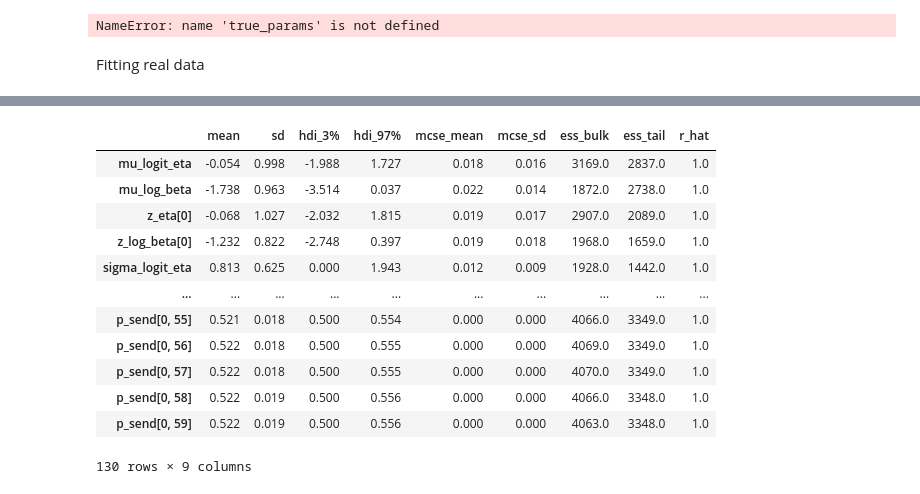
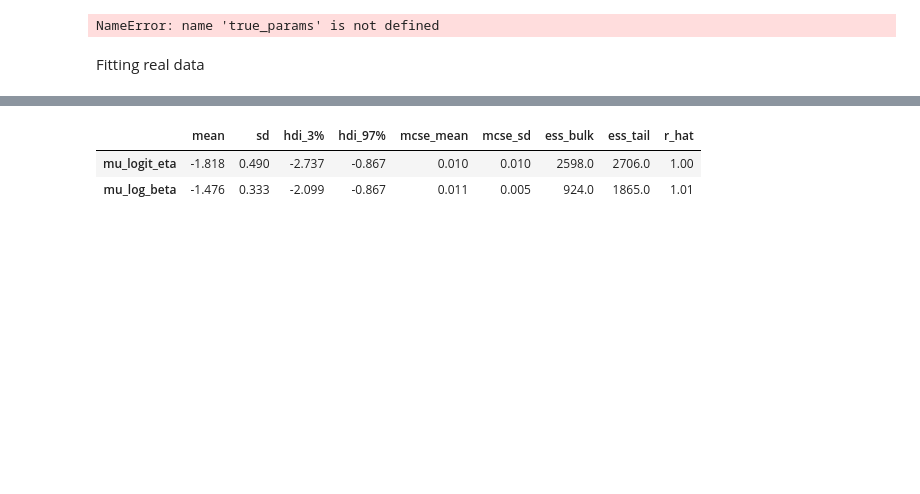
Before and after one commit to kaanka5312/sch_pe, a Jupyter notebook: external/Python/SoftmaxBayesian.ipynb, the cells around one changed output, grey strips where cells are left out. Drawn from its saved outputs; the diff is of its cells as text; code cells hidden in the pictures; blank space fills up the shorter version.

```diff
--- a/external/Python/SoftmaxBayesian.ipynb
+++ b/external/Python/SoftmaxBayesian.ipynb
@@ -841,18 +835,28 @@ Index: []
 # %%
-choices = (
+choices_hc = (
     df.loc[df["group"] == 0]
     .pivot(index="denekId", columns="sayac", values="yatirim")
     .sort_index(axis=0)
     .values
 ).astype(int)  # (S, T)
 
-print(choices.shape)
-
-trustee_shared = (
+trustee_shared_hc = (
     df.loc[df["group"] == 0]
     .pivot(index="denekId", columns="sayac", values="rakip")
     .sort_index(axis=0)
     .values
 ).astype(float)  # (S, T)
 
-print(trustee_shared)
+choices_sz = (
+    df.loc[df["group"] == 1]
+    .pivot(index="denekId", columns="sayac", values="yatirim")
+    .sort_index(axis=0)
+    .values
+).astype(int)  # (S, T)
+
+trustee_shared_sz = (
+    df.loc[df["group"] == 1]
+    .pivot(index="denekId", columns="sayac", values="rakip")
+    .sort_index(axis=0)
+    .values
+).astype(float)  # (S, T)
@@ -891,13 +863,15 @@ print(trustee_shared)
 # %%
 # === 3. Fit hierarchical model ===
-with build_hierarchical_belief_model(choices, trustee_shared, q0=0.5, value_scale=10.0) as hier_model:
-    trace = pm.sample(
+with build_hierarchical_belief_model(choices_sz, trustee_shared_sz, q0=0.5, value_scale=10.0) as hier_model_sz:
+    trace_sz = pm.sample(
         draws=1000,
         tune=2000,
         target_accept=0.99,
         max_treedepth=15,
         return_inferencedata=True,
         random_seed=42,
+        cores=4,
+        chains=4
     )
 # %% [output]
 Initializing NUTS using jitter+adapt_diag...
@@ -910,16 +885,8 @@ Sampling 4 chains for 2_000 tune and 1_000 draw iterations (8_000 + 4_000 draws
 # %%
-az.summary(trace)
+import arviz as az
+
+az.summary(trace_sz, var_names=["mu_logit_eta", "mu_log_beta"])
 # %% [output]
 |  | mean | sd | hdi_3% | hdi_97% | mcse_mean | mcse_sd | ess_bulk | ess_tail | r_hat |
-| mu_logit_eta | -0.054 | 0.998 | -1.988 | 1.727 | 0.018 | 0.016 | 3169.0 | 2837.0 | 1.0 |
-| mu_log_beta | -1.738 | 0.963 | -3.514 | 0.037 | 0.022 | 0.014 | 1872.0 | 2738.0 | 1.0 |
-| z_eta[0] | -0.068 | 1.027 | -2.032 | 1.815 | 0.019 | 0.017 | 2907.0 | 2089.0 | 1.0 |
-| z_log_beta[0] | -1.232 | 0.822 | -2.748 | 0.397 | 0.019 | 0.018 | 1968.0 | 1659.0 | 1.0 |
-| sigma_logit_eta | 0.813 | 0.625 | 0.000 | 1.943 | 0.012 | 0.009 | 1928.0 | 1442.0 | 1.0 |
-| ... | ... | ... | ... | ... | ... | ... | ... | ... | ... |
-| p_send[0, 55] | 0.521 | 0.018 | 0.500 | 0.554 | 0.000 | 0.000 | 4066.0 | 3349.0 | 1.0 |
-| p_send[0, 56] | 0.522 | 0.018 | 0.500 | 0.555 | 0.000 | 0.000 | 4069.0 | 3349.0 | 1.0 |
-| p_send[0, 57] | 0.522 | 0.018 | 0.500 | 0.555 | 0.000 | 0.000 | 4070.0 | 3349.0 | 1.0 |
-| p_send[0, 58] | 0.522 | 0.019 | 0.500 | 0.556 | 0.000 | 0.000 | 4066.0 | 3348.0 | 1.0 |
-| p_send[0, 59] | 0.522 | 0.019 | 0.500 | 0.556 | 0.000 | 0.000 | 4063.0 | 3348.0 | 1.0 |
+| mu_logit_eta | -1.818 | 0.490 | -2.737 | -0.867 | 0.010 | 0.010 | 2598.0 | 2706.0 | 1.00 |
+| mu_log_beta | -1.476 | 0.333 | -2.099 | -0.867 | 0.011 | 0.005 | 924.0 | 1865.0 | 1.01 |
-130 rows × 9 columns
```
Also changed, not shown: parts of 22 cells of this notebook.
